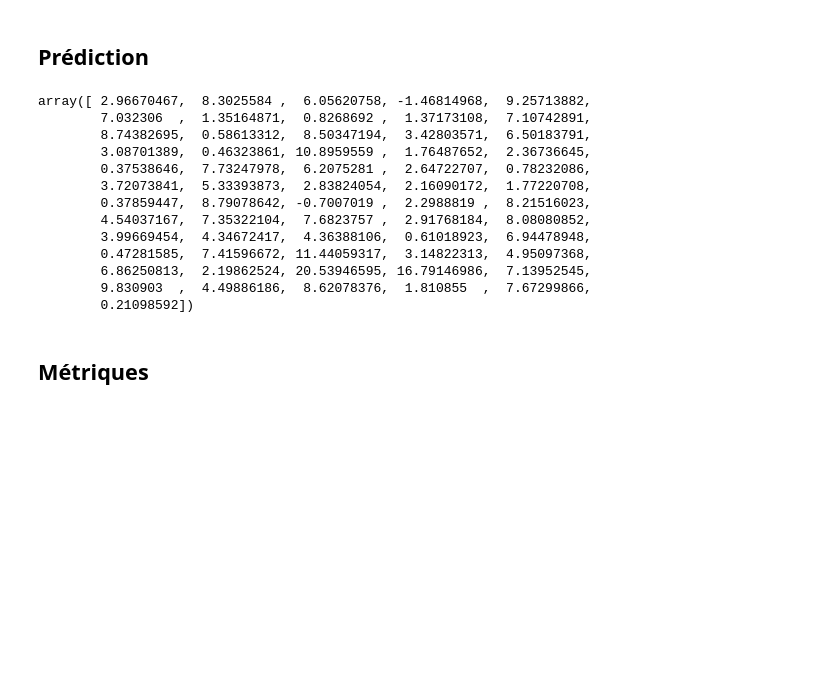
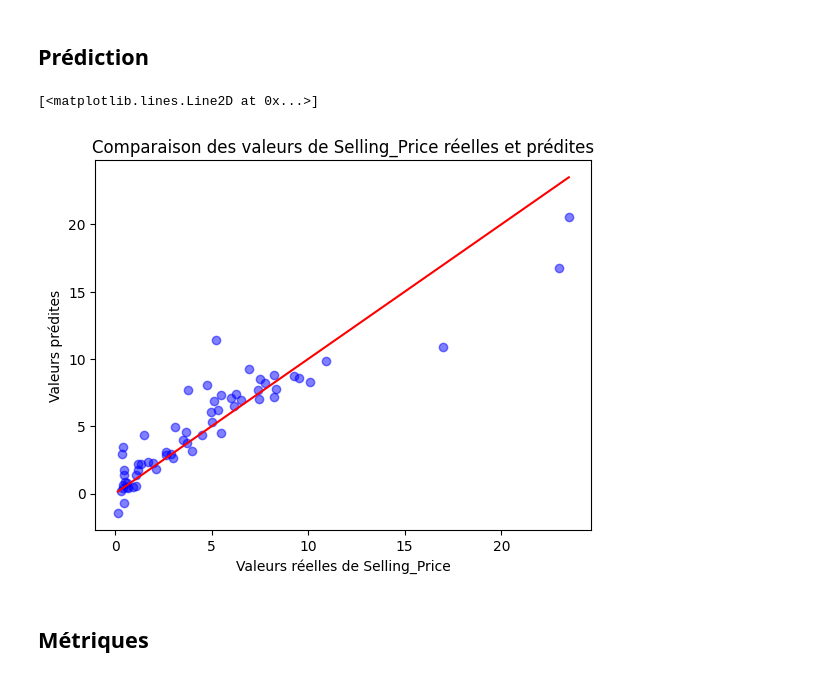
Before and after one commit to bruno-coulet/new-car, a Jupyter notebook: RL_multivariee.ipynb, the cells around one changed output. Cells and saved outputs as stored; diff of their text form; code cells hidden in the pictures; blank space fills up the shorter version.

Commit message:
première visualisation des prédictions

```diff
--- a/RL_multivariee.ipynb
+++ b/RL_multivariee.ipynb
@@ -65,23 +70,15 @@ LinearRegression()
 # %%
 # Prédictions sur le set de test
 y_pred = lin_reg.predict(X_test)
-
-# Affichage des prédictions
-y_pred
-# %% [output]
-array([ 2.96670467,  8.3025584 ,  6.05620758, -1.46814968,  9.25713882,
-        7.032306  ,  1.35164871,  0.8268692 ,  1.37173108,  7.10742891,
-        8.74382695,  0.58613312,  8.50347194,  3.42803571,  6.50183791,
-        3.08701389,  0.46323861, 10.8959559 ,  1.76487652,  2.36736645,
-        0.37538646,  7.73247978,  6.2075281 ,  2.64722707,  0.78232086,
-        3.72073841,  5.33393873,  2.83824054,  2.16090172,  1.77220708,
-        0.37859447,  8.79078642, -0.7007019 ,  2.2988819 ,  8.21516023,
-        4.54037167,  7.35322104,  7.6823757 ,  2.91768184,  8.08080852,
-        3.99669454,  4.34672417,  4.36388106,  0.61018923,  6.94478948,
-        0.47281585,  7.41596672, 11.44059317,  3.14822313,  4.95097368,
-        6.86250813,  2.19862524, 20.53946595, 16.79146986,  7.13952545,
-        9.830903  ,  4.49886186,  8.62078376,  1.810855  ,  7.67299866,
-        0.21098592])
+# %%
+plt.title("Selling_Price : comparaison des valeurs réelles et prédites")
+plt.scatter(y_test, y_pred, color="blue", alpha=0.5)
+plt.xlabel("Valeurs réelles de Selling_Price")
+plt.ylabel("Valeurs prédites")
+plt.plot([min(y_test), max(y_test)], [min(y_test), max(y_test)], color="red")  # Ligne parfaite
+# %% [output]
+[<matplotlib.lines.Line2D at 0x...>]
+[figure, added]
 # %% [markdown]
 ## Métriques
 # %%
```
Also changed, not shown: parts of 3 cells of this notebook, 1 other file.
